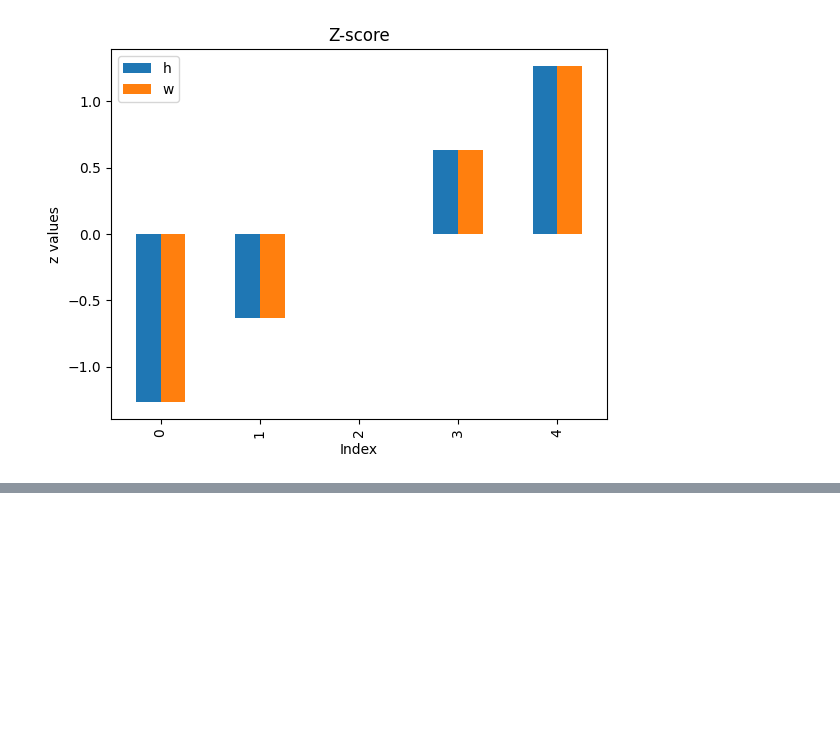
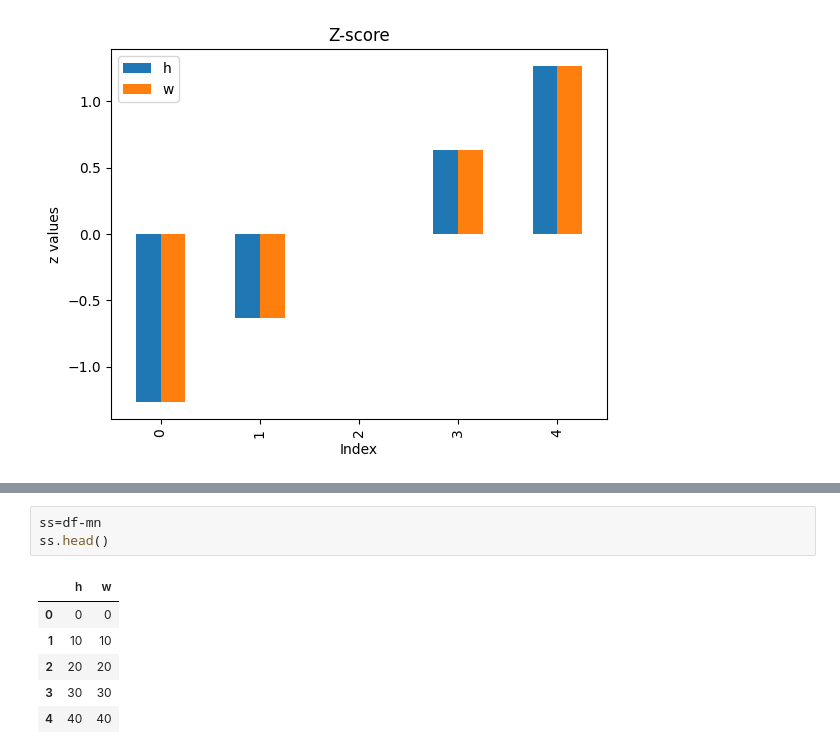
Before and after one commit to kaho0/Aaagh-more-math, a Jupyter notebook: Mod_3.ipynb, the cells around one changed output, grey strips where cells are left out. Saved outputs shown, nothing was run; the diff lists cells and outputs as text; blank space fills up the shorter version.

```diff
--- a/Mod_3.ipynb
+++ b/Mod_3.ipynb
@@ -45,0 +53,10 @@ plt.show()
+# %%
+ss=df-mn
+ss.head()
+# %% [output]
+|  | h | w |
+| 0 | 0 | 0 |
+| 1 | 10 | 10 |
+| 2 | 20 | 20 |
+| 3 | 30 | 30 |
+| 4 | 40 | 40 |
```
Also changed, not shown: parts of 5 cells of this notebook.
